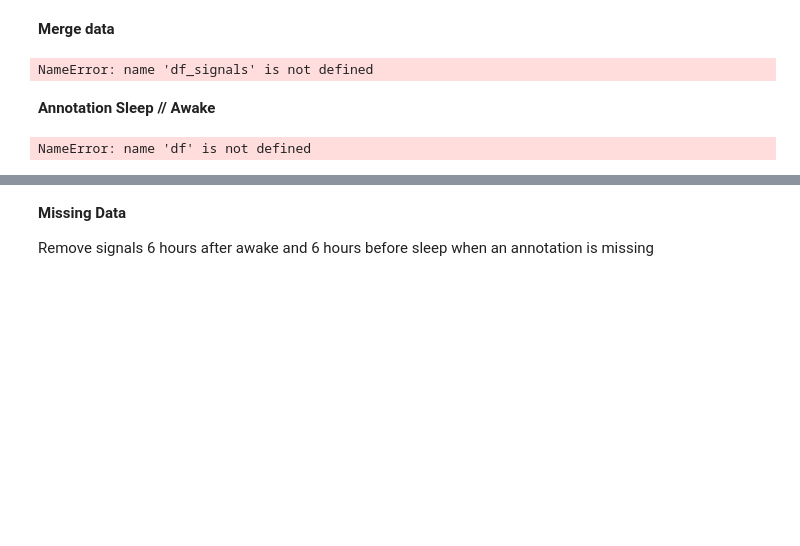
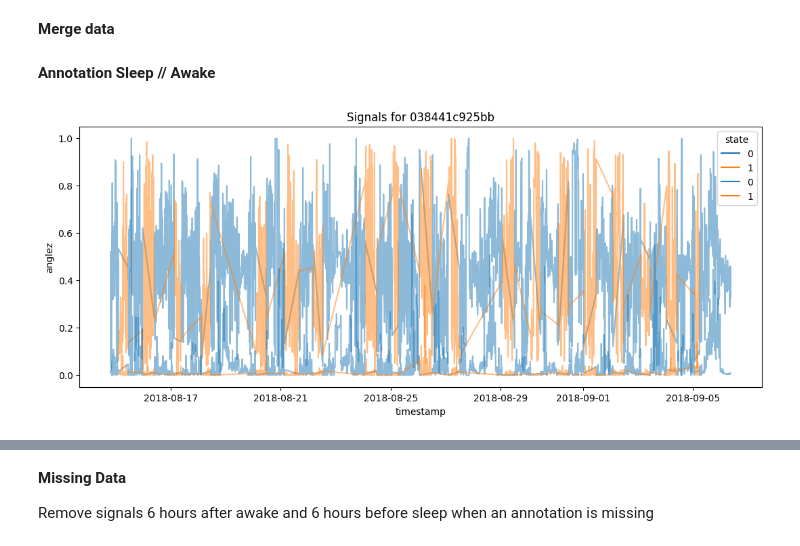
Before and after one commit to ODAncona/DetectSleepStates, a Jupyter notebook: data_preparation.ipynb, the cells around one changed output, grey strips where cells are left out. Drawn from its saved outputs; the diff is of its cells as text; code cells hidden in the pictures; blank space fills up the shorter version.

```diff
--- a/data_preparation.ipynb
+++ b/data_preparation.ipynb
@@ -109,18 +90,20 @@ The mismatch Onset and Wakeup are :
 **Merge data**
 # %%
 df = df_signals.join_asof(
-        df_events,
+        df_events.drop('timestamp'),
         on='step',
         by='series_id',
         strategy='backward',
     )
-# %% [output]
-NameError: name 'df_signals' is not defined
 # %% [markdown]
 **Annotation Sleep // Awake**
 # %%
 df = df.with_columns(
-    state= pl.when((pl.col('event')=='wakeup')).then(True).otherwise(False).cast(pl.Boolean)
+        state= pl.when((pl.col('event')=='onset')).then(1).otherwise(0),
+    ).select(
+        pl.all().exclude('event','night')
     )
-# %% [output]
-NameError: name 'df' is not defined
+# %%
+serie_id = '038441c925bb'
+import seaborn as sns
+from matplotlib import pyplot as plt
@@ -126,0 +112,23 @@ NameError: name 'df' is not defined
+# %%
+_, ax = plt.subplots(figsize=(13, 5))
+# Filter signals for the given serie_id and sort by timestamp
+serie_signals = df.filter(df["series_id"] == serie_id).sort(
+    "timestamp"
+)
+sns.lineplot(
+    data=serie_signals[::100], x="timestamp", y="anglez", alpha=0.5, hue='state'
+)
+sns.lineplot(data=serie_signals[::100], x="timestamp", y="enmo",hue='state', alpha=0.5)
+ax.set_title(f"Signals for {serie_id}")
+
+
+# Filter events for the given serie_id and sort by timestamp
+serie_events = df.filter(df["series_id"] == serie_id).sort(
+    "timestamp"
+)
+
+# Initialize containers for onsets and wakeups
+onset_times = []
+wakeup_times = []
+# %% [output]
+[figure, added]
```
Also changed, not shown: parts of 3 cells of this notebook, 3 other files.
